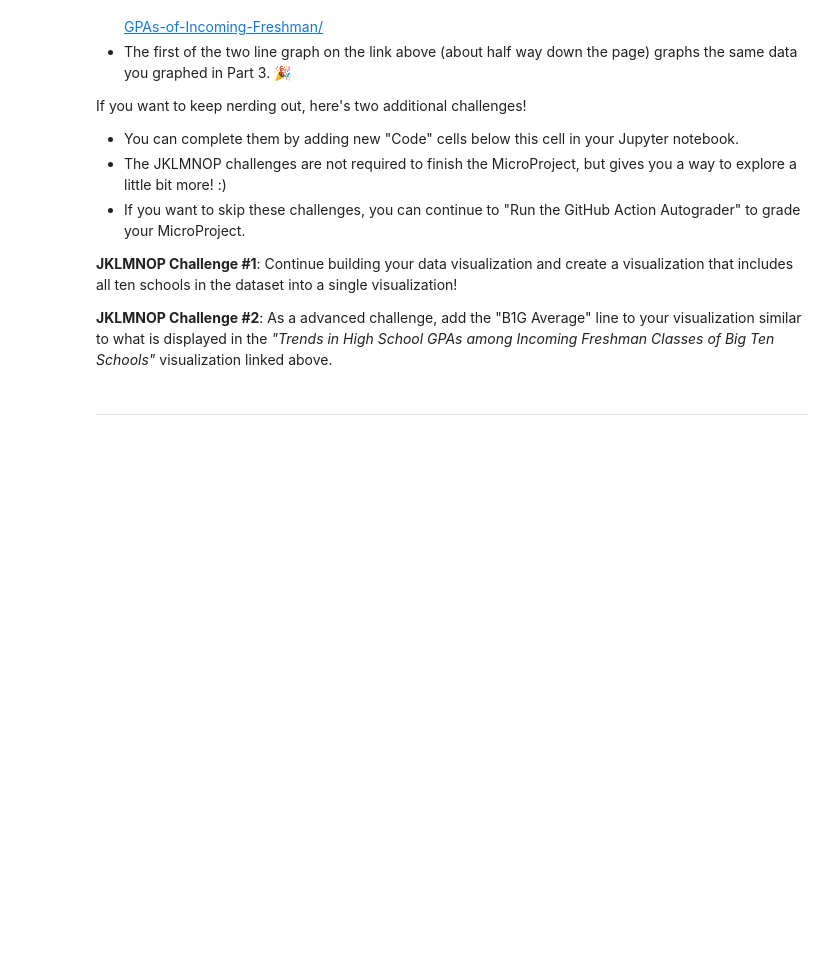
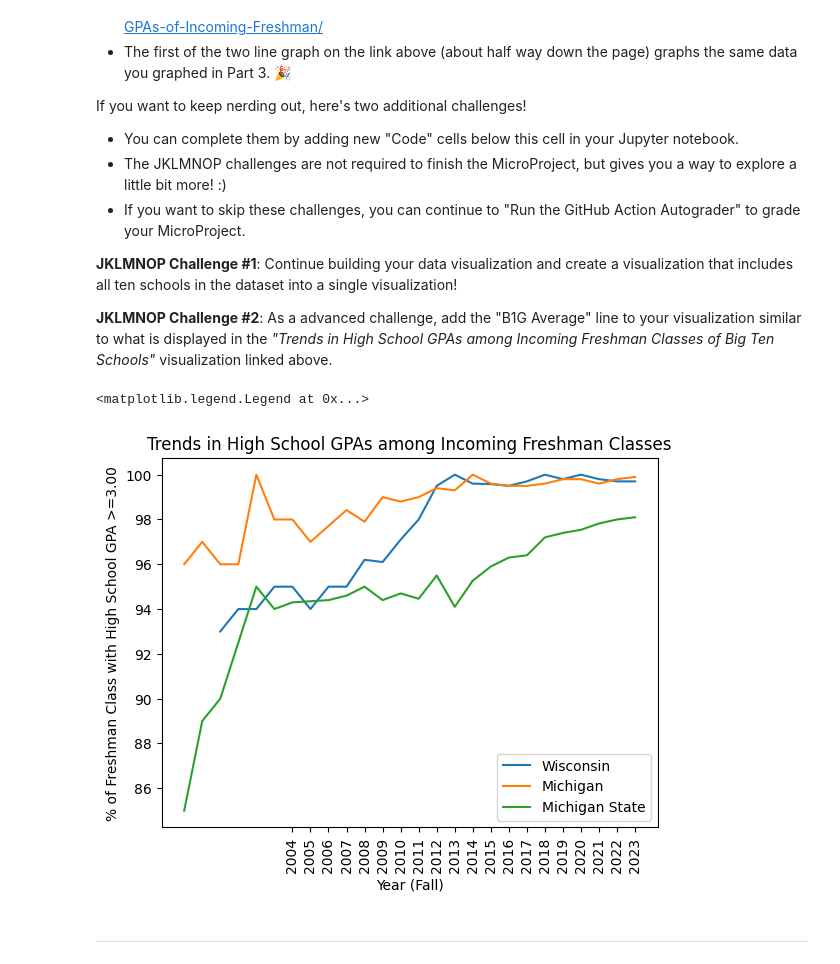
Before and after one commit to MilkyTT/FinalProjectProgramming, a Jupyter notebook: microproject-01-trends-in-high-school-gpas/microproject-01-trends-in-high-school-gpas.ipynb, the cells around one changed output. Cells and saved outputs as stored; diff of their text form; code cells hidden in the pictures; blank space fills up the shorter version.

```diff
--- a/microproject-01-trends-in-high-school-gpas/microproject-01-trends-in-high-school-gpas.ipynb
+++ b/microproject-01-trends-in-high-school-gpas/microproject-01-trends-in-high-school-gpas.ipynb
@@ -466,3 +464,22 @@ If you want to keep nerding out, here's two additional challenges!
+# %%
+# Line 1: Line Plot for University of Wisconsin (using `df_wisconsin`)
+ax = df_wisconsin.plot.line(x=x_column, y=y_column)
+
+# Line 2: Line Plot for University of Michigan (using `df_michigan`)
+df_michigan.plot.line(x=x_column, y=y_column, ax=ax)
+
+# Line 3: Line Plot for Michigan State (using `df_michiganState`)
+df_michiganState.plot.line(x=x_column, y=y_column, ax=ax)
+
+# Setting up meaningful label names:
+ax.set_ylabel(f"% of Freshman Class with High School GPA {y_column}")
+ax.set_title("Trends in High School GPAs among Incoming Freshman Classes")
+ax.set_xticks(range(2004, 2024))
+ax.set_xticklabels(labels=range(2004, 2024), rotation=90)
+ax.legend( ["Wisconsin", "Michigan", "Michigan State"])
+# %% [output]
+<matplotlib.legend.Legend at 0x...>
+[figure, added]
 # %% [markdown]
 <hr style="color: #DD3403;">
 # %% [markdown]
```
Also changed, not shown: parts of 1 cell of this notebook.
